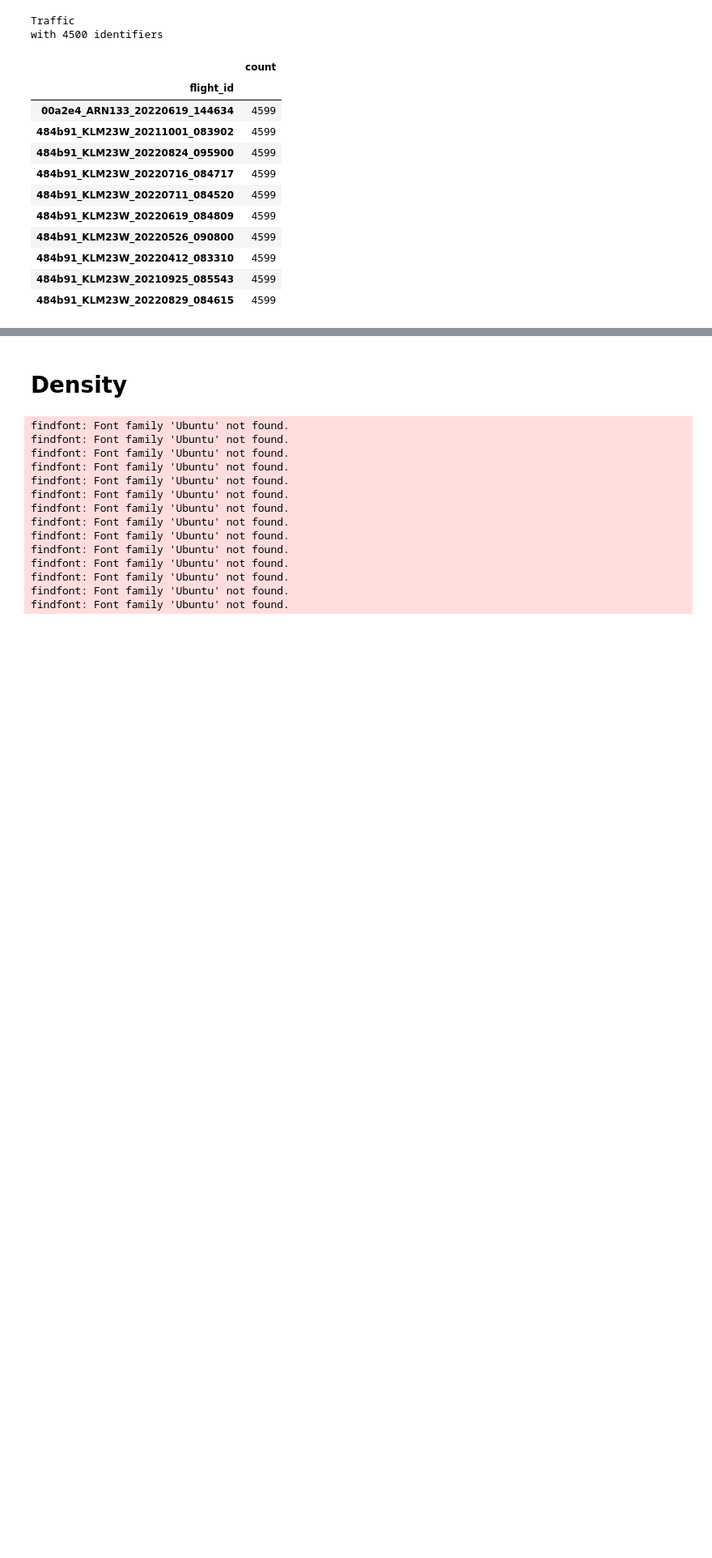
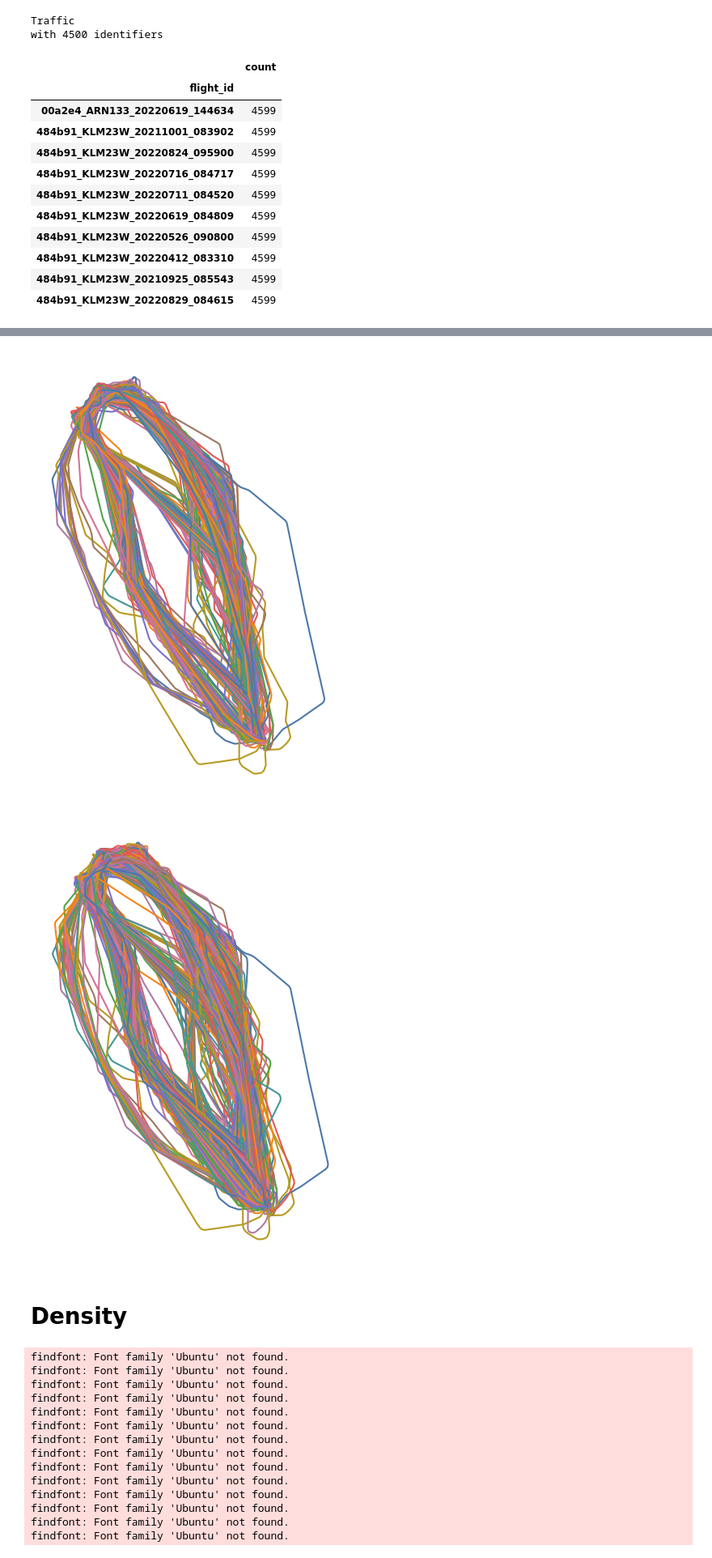
Before and after one commit to SynthAIr/DM_FM_Trajectories, a Jupyter notebook: src/data/OpenSky_viewer.ipynb, the cells around one changed output, grey strips where cells are left out. Shown at 81% size. Drawn from its saved outputs; the diff is of its cells as text; code cells hidden in the pictures; blank space fills up the shorter version.

```diff
--- a/src/data/OpenSky_viewer.ipynb
+++ b/src/data/OpenSky_viewer.ipynb
@@ -84,3 +91,14 @@ df_test.data
+# %%
+from cartes.crs import Lambert93, EuroPP
+with plt.style.context("traffic"):
+    fig, ax = plt.subplots(1, subplot_kw=dict(projection=EuroPP()))
+    for flight in df_test:
+        flight.plot(ax)
+
+plt.show()
+# %% [output]
+[figure, added]
+[figure, added]
 # %% [markdown]
 # Density
 # %%
```
Also changed, not shown: parts of 3 cells of this notebook, 3 other files.
